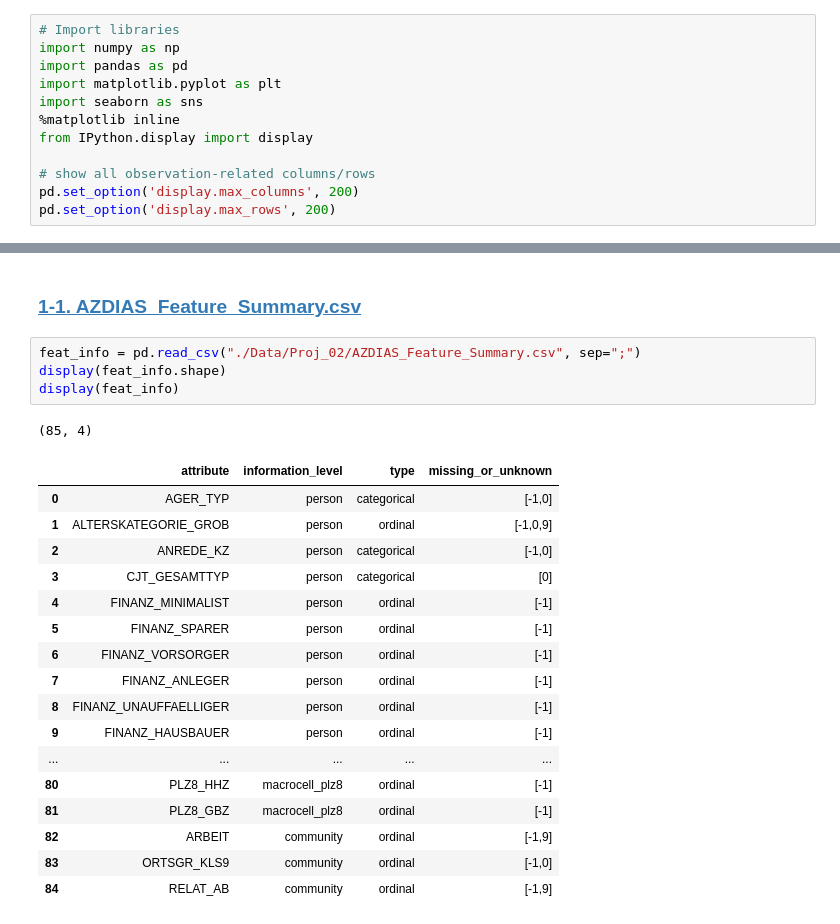
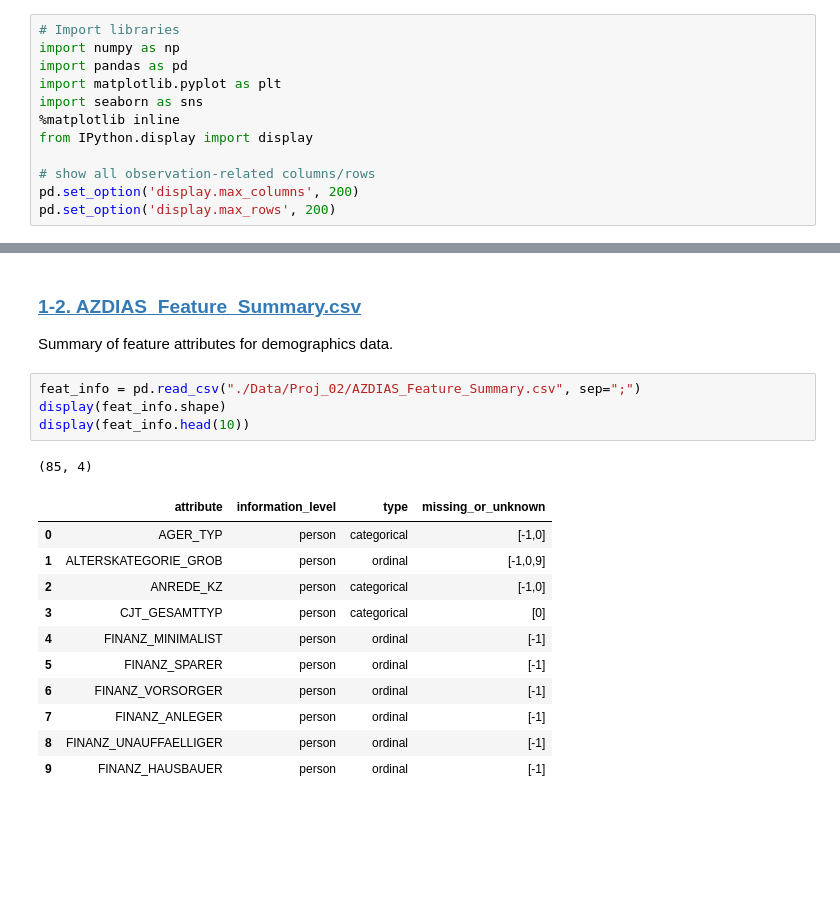
Before and after one commit to est2mzd/Machine_Learning, a Jupyter notebook: Proj_02_Identify_Customer_Segments.ipynb, the cells around one changed output, grey strips where cells are left out. Drawn from its saved outputs; the diff is of its cells as text; blank space fills up the shorter version.

```diff
--- a/Proj_02_Identify_Customer_Segments.ipynb
+++ b/Proj_02_Identify_Customer_Segments.ipynb
@@ -75,26 +144,22 @@ I will explore these dataset.
 # %% [markdown]
-<a id="mokuji_1_1"></a>
-### [1-1. AZDIAS_Feature_Summary.csv](#mokuji_0)
+<a id="mokuji_1_2"></a>
+### [1-2. AZDIAS_Feature_Summary.csv](#mokuji_0)
+
+Summary of feature attributes for demographics data.
 # %%
 feat_info = pd.read_csv("./Data/Proj_02/AZDIAS_Feature_Summary.csv", sep=";")
 display(feat_info.shape)
-display(feat_info)
+display(feat_info.head(10))
 # %% [output]
 (85, 4)
 |  | attribute | information_level | type | missing_or_unknown |
 | 0 | AGER_TYP | person | categorical | [-1,0] |
 | 1 | ALTERSKATEGORIE_GROB | person | ordinal | [-1,0,9] |
 | 2 | ANREDE_KZ | person | categorical | [-1,0] |
 | 3 | CJT_GESAMTTYP | person | categorical | [0] |
 | 4 | FINANZ_MINIMALIST | person | ordinal | [-1] |
 | 5 | FINANZ_SPARER | person | ordinal | [-1] |
 | 6 | FINANZ_VORSORGER | person | ordinal | [-1] |
 | 7 | FINANZ_ANLEGER | person | ordinal | [-1] |
 | 8 | FINANZ_UNAUFFAELLIGER | person | ordinal | [-1] |
 | 9 | FINANZ_HAUSBAUER | person | ordinal | [-1] |
-| ... | ... | ... | ... | ... |
-| 80 | PLZ8_HHZ | macrocell_plz8 | ordinal | [-1] |
-| 81 | PLZ8_GBZ | macrocell_plz8 | ordinal | [-1] |
-| 82 | ARBEIT | community | ordinal | [-1,9] |
-| 83 | ORTSGR_KLS9 | community | ordinal | [-1,0] |
-| 84 | RELAT_AB | community | ordinal | [-1,9] |
```
Also changed, not shown: parts of 86 cells of this notebook, 2 other files.
